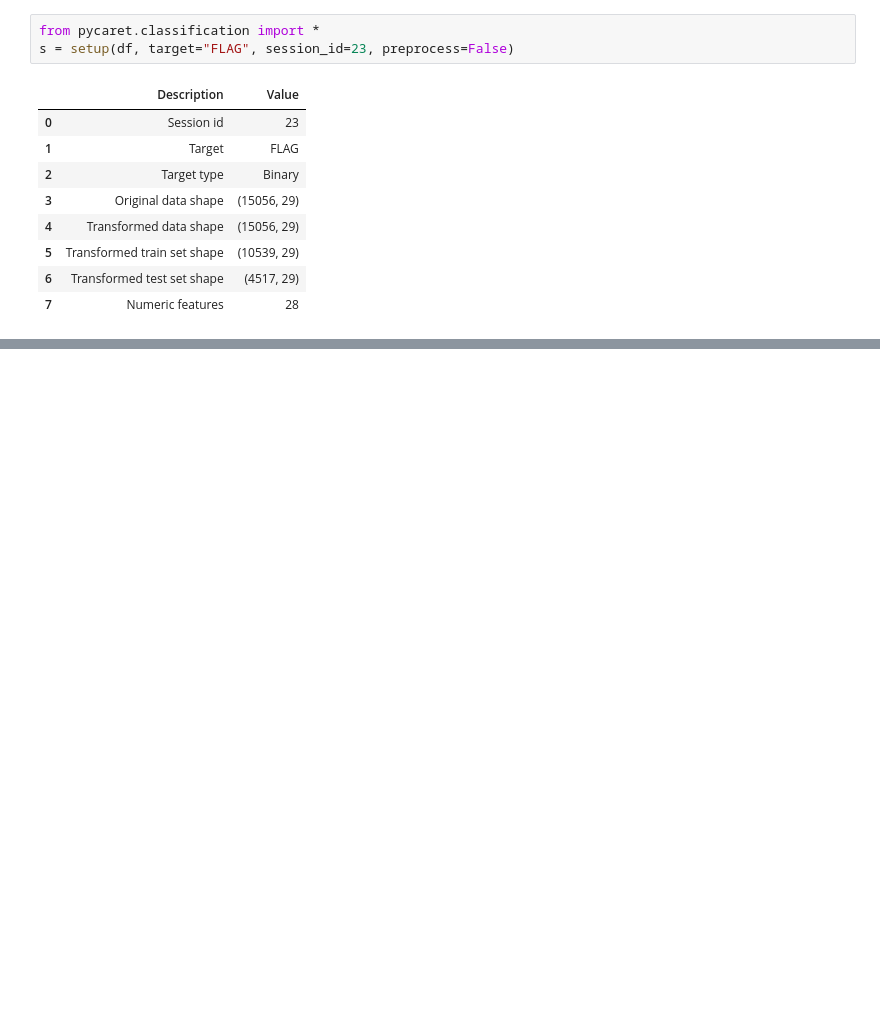
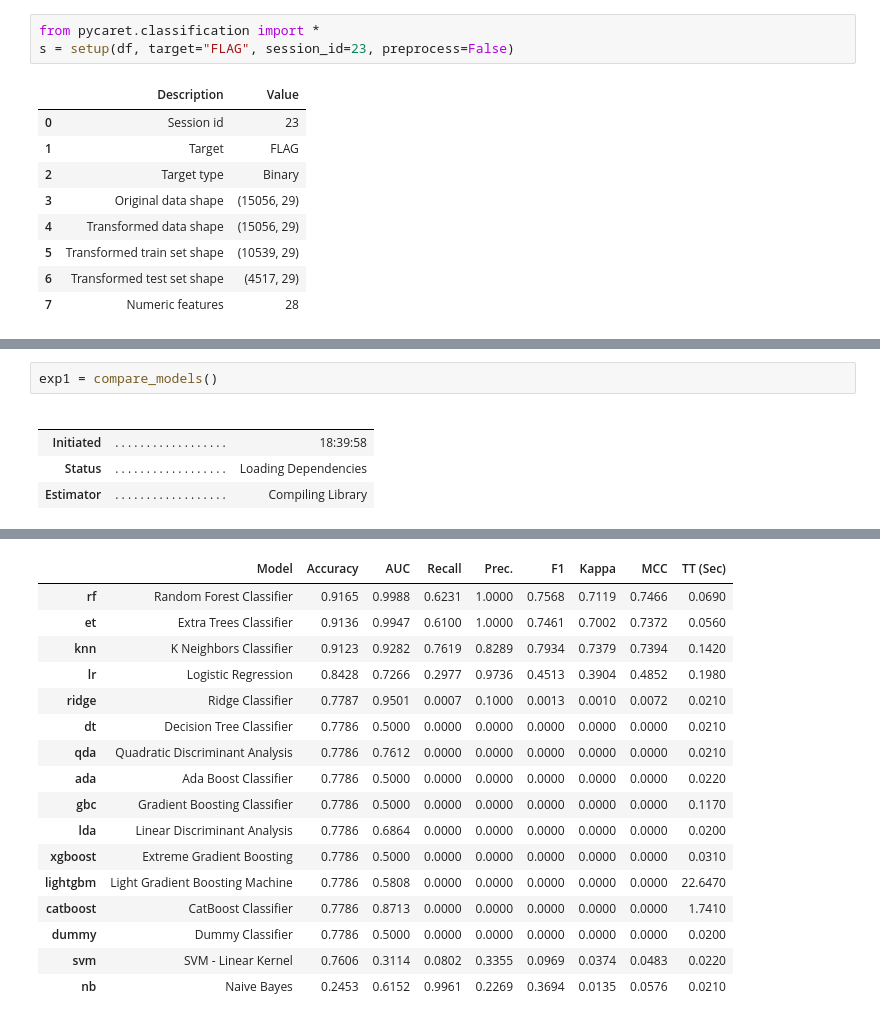
Before and after one commit to Astolfo2332/fraud_ethereum_explanability, a Jupyter notebook: 00_pycaret_exploration.ipynb, the cells around one changed output, grey strips where cells are left out. Saved outputs shown, nothing was run; the diff lists cells and outputs as text; blank space fills up the shorter version.

```diff
--- a/00_pycaret_exploration.ipynb
+++ b/00_pycaret_exploration.ipynb
@@ -583,0 +522,8 @@ exp1 = compare_models()
+# %%
+exp1 = compare_models()
+# %% [output]
+|  |  |  |
+|  |  |  |
+| Initiated | . . . . . . . . . . . . . . . . . . | 18:39:58 |
+| Status | . . . . . . . . . . . . . . . . . . | Loading Dependencies |
+| Estimator | . . . . . . . . . . . . . . . . . . | Compiling Library |
@@ -583,0 +531,17 @@ exp1 = compare_models()
+|  | Model | Accuracy | AUC | Recall | Prec. | F1 | Kappa | MCC | TT (Sec) |
+| rf | Random Forest Classifier | 0.9165 | 0.9988 | 0.6231 | 1.0000 | 0.7568 | 0.7119 | 0.7466 | 0.0690 |
+| et | Extra Trees Classifier | 0.9136 | 0.9947 | 0.6100 | 1.0000 | 0.7461 | 0.7002 | 0.7372 | 0.0560 |
+| knn | K Neighbors Classifier | 0.9123 | 0.9282 | 0.7619 | 0.8289 | 0.7934 | 0.7379 | 0.7394 | 0.1420 |
+| lr | Logistic Regression | 0.8428 | 0.7266 | 0.2977 | 0.9736 | 0.4513 | 0.3904 | 0.4852 | 0.1980 |
+| ridge | Ridge Classifier | 0.7787 | 0.9501 | 0.0007 | 0.1000 | 0.0013 | 0.0010 | 0.0072 | 0.0210 |
+| dt | Decision Tree Classifier | 0.7786 | 0.5000 | 0.0000 | 0.0000 | 0.0000 | 0.0000 | 0.0000 | 0.0210 |
+| qda | Quadratic Discriminant Analysis | 0.7786 | 0.7612 | 0.0000 | 0.0000 | 0.0000 | 0.0000 | 0.0000 | 0.0210 |
+| ada | Ada Boost Classifier | 0.7786 | 0.5000 | 0.0000 | 0.0000 | 0.0000 | 0.0000 | 0.0000 | 0.0220 |
+| gbc | Gradient Boosting Classifier | 0.7786 | 0.5000 | 0.0000 | 0.0000 | 0.0000 | 0.0000 | 0.0000 | 0.1170 |
+| lda | Linear Discriminant Analysis | 0.7786 | 0.6864 | 0.0000 | 0.0000 | 0.0000 | 0.0000 | 0.0000 | 0.0200 |
+| xgboost | Extreme Gradient Boosting | 0.7786 | 0.5000 | 0.0000 | 0.0000 | 0.0000 | 0.0000 | 0.0000 | 0.0310 |
+| lightgbm | Light Gradient Boosting Machine | 0.7786 | 0.5808 | 0.0000 | 0.0000 | 0.0000 | 0.0000 | 0.0000 | 22.6470 |
+| catboost | CatBoost Classifier | 0.7786 | 0.8713 | 0.0000 | 0.0000 | 0.0000 | 0.0000 | 0.0000 | 1.7410 |
+| dummy | Dummy Classifier | 0.7786 | 0.5000 | 0.0000 | 0.0000 | 0.0000 | 0.0000 | 0.0000 | 0.0200 |
+| svm | SVM - Linear Kernel | 0.7606 | 0.3114 | 0.0802 | 0.3355 | 0.0969 | 0.0374 | 0.0483 | 0.0220 |
+| nb | Naive Bayes | 0.2453 | 0.6152 | 0.9961 | 0.2269 | 0.3694 | 0.0135 | 0.0576 | 0.0210 |
```
Also changed, not shown: parts of 18 cells of this notebook.
